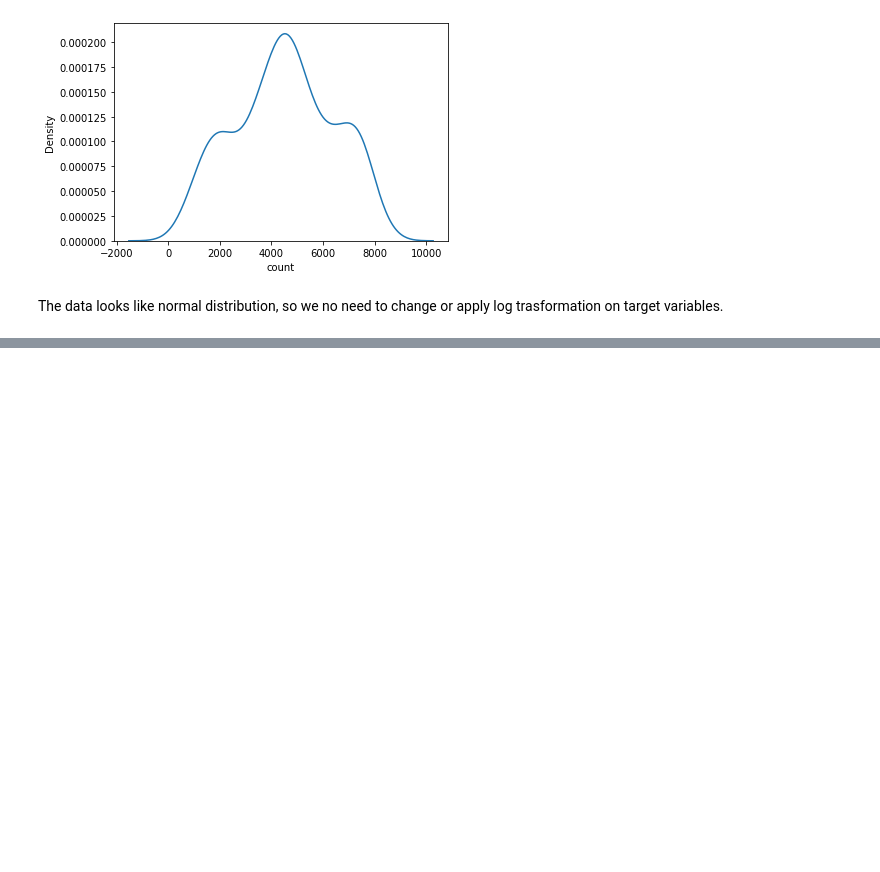
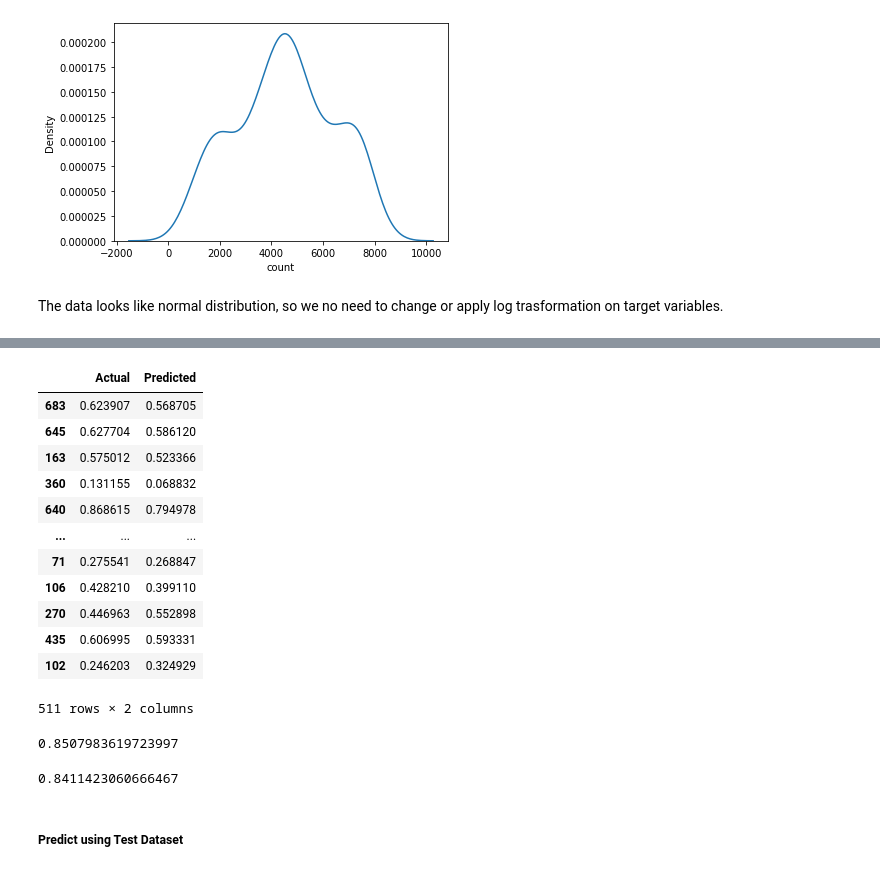
Before and after one commit to HussainPythonista/LinearRegressionModel, a Jupyter notebook: Boom_Bike_price.ipynb, the cells around one changed output, grey strips where cells are left out. Drawn from its saved outputs; the diff is of its cells as text; code cells hidden in the pictures; blank space fills up the shorter version.

```diff
--- a/Boom_Bike_price.ipynb
+++ b/Boom_Bike_price.ipynb
@@ -1044,0 +1142,45 @@ The data looks like normal distribution, so we no need to change or apply log tr
+# %%
+#Predict the target value
+predicted_Value=linear_model.predict(X_train)
+# %%
+#Create Dataframe with actual and Predicted Values
+Act_Pre_DataFrame=pd.DataFrame({"Actual":y_train,"Predicted":predicted_Value})
+Act_Pre_DataFrame
+# %% [output]
+|  | Actual | Predicted |
+| 683 | 0.623907 | 0.568705 |
+| 645 | 0.627704 | 0.586120 |
+| 163 | 0.575012 | 0.523366 |
+| 360 | 0.131155 | 0.068832 |
+| 640 | 0.868615 | 0.794978 |
+| ... | ... | ... |
+| 71 | 0.275541 | 0.268847 |
+| 106 | 0.428210 | 0.399110 |
+| 270 | 0.446963 | 0.552898 |
+| 435 | 0.606995 | 0.593331 |
+| 102 | 0.246203 | 0.324929 |
+511 rows × 2 columns
+# %%
+#Checking the
+from sklearn.metrics import r2_score
+r2=r2_score(y_train, predicted_Value)
+r2
+# %% [output]
+0.8507983619723997
+# %%
+# n is number of rows in X
+
+n = X_train.shape[0]
+
+
+# Number of features (predictors, p) is the shape along axis 1
+p = X_train.shape[1]
+
+# We find the Adjusted R-squared using the formula
+
+adjusted_r2 = 1-(1-r2)*(n-1)/(n-p-1)
+adjusted_r2
+# %% [output]
+0.8411423060666467
+# %% [markdown]
+##### **Predict using Test Dataset**
```
Also changed, not shown: parts of 25 cells of this notebook.
